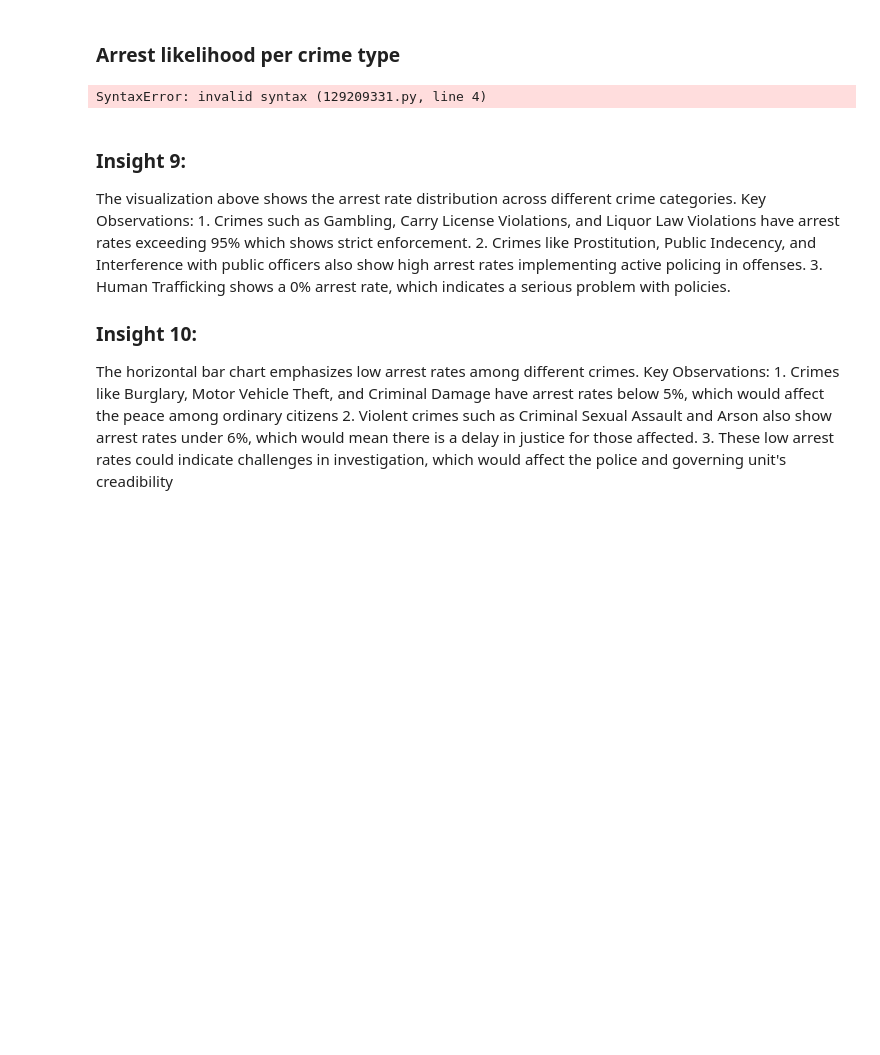
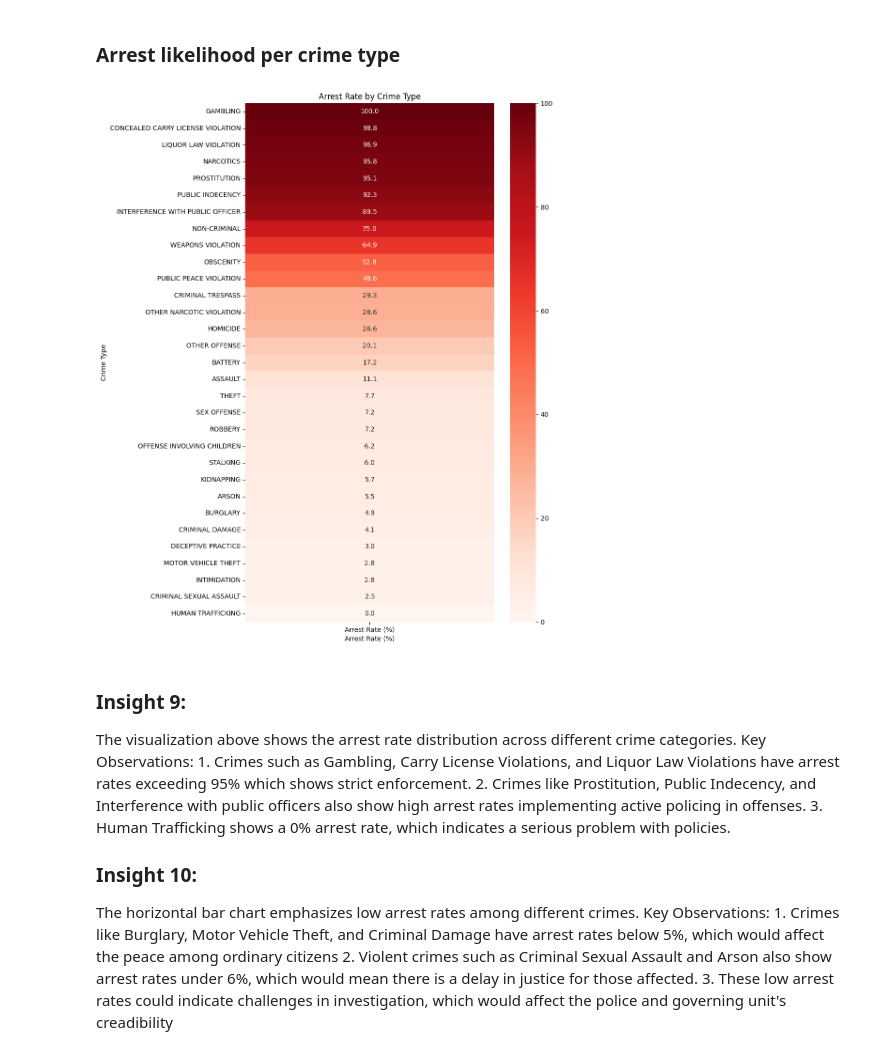
Before and after one commit to kvnwave/ELEC303-DATA-ANALYTICS-AGUILERA, a Jupyter notebook: Midterm exam/aguilera_midterms.ipynb, the cells around one changed output. Cells and saved outputs as stored; diff of their text form; code cells hidden in the pictures; blank space fills up the shorter version.

```diff
--- a/Midterm exam/aguilera_midterms.ipynb
+++ b/Midterm exam/aguilera_midterms.ipynb
@@ -253,23 +253,23 @@ plt.show()
 # %%
 crime_counts = ch.groupby('Primary Type')['ID'].count()
 arrest_counts = ch[ch['Arrest'] == True].groupby('Primary Type')['ID'].count()
 
-arrest_rate = (arrest_counts / crime_counts)  100
+arrest_rate = (arrest_counts / crime_counts) * 100
 arrest_rate = arrest_rate.fillna(0).sort_values(ascending=False)
 
 arrest_ch = arrest_rate.reset_index()
 arrest_ch.columns = ['Primary Type', 'Arrest Rate (%)']
 arrest_ch.set_index('Primary Type', inplace=True)
 
 plt.figure(figsize=(10,12))
 sns.heatmap(arrest_ch, cmap='Reds', annot=True, fmt=".1f")
 plt.title('Arrest Rate by Crime Type')
 plt.xlabel('Arrest Rate (%)')
 plt.ylabel('Crime Type')
 plt.tight_layout()
 plt.show()
 # %% [output]
-SyntaxError: invalid syntax (129209331.py, line 4)
+[figure, added]
 # %% [markdown]
 <h3>Insight 9:</h3>
 <p>The visualization above shows the arrest rate distribution across different crime categories.</br></br>
```
Also changed, not shown: parts of 13 cells of this notebook, 2 other files.
